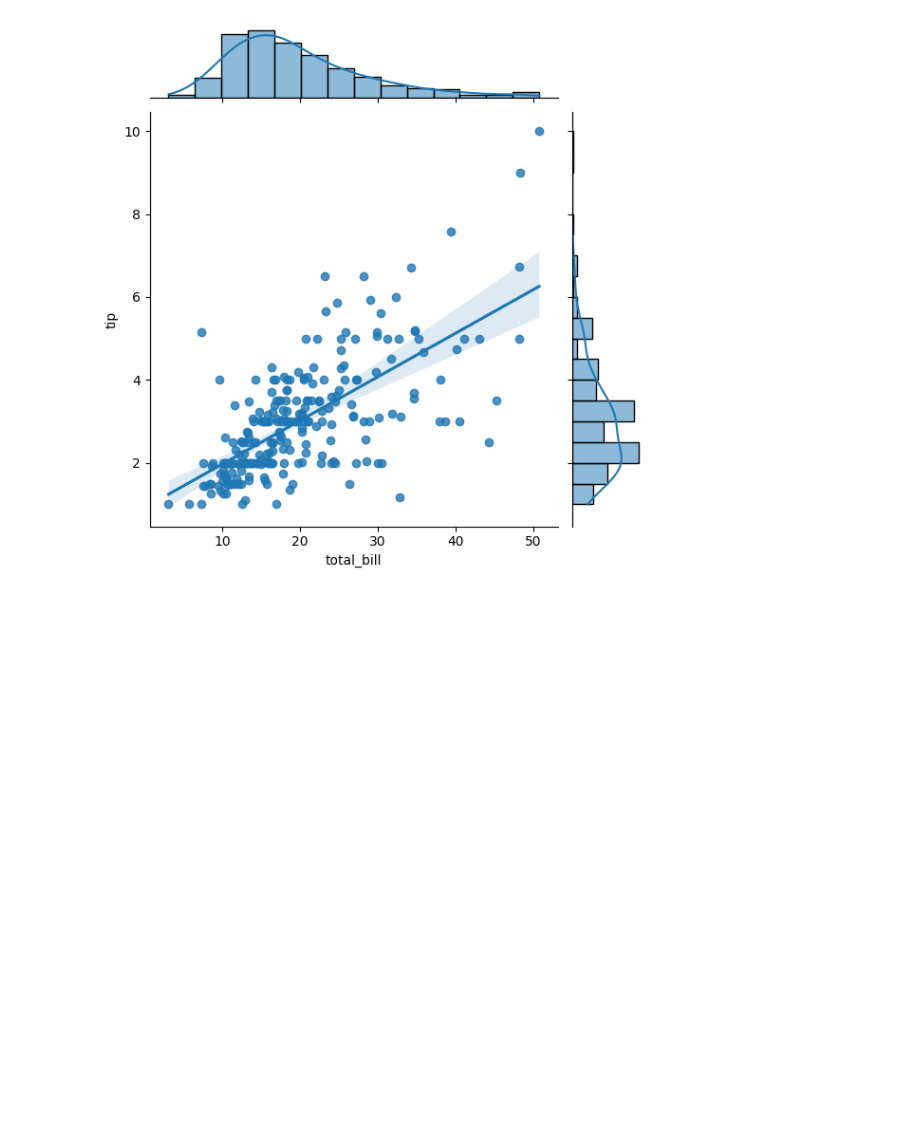
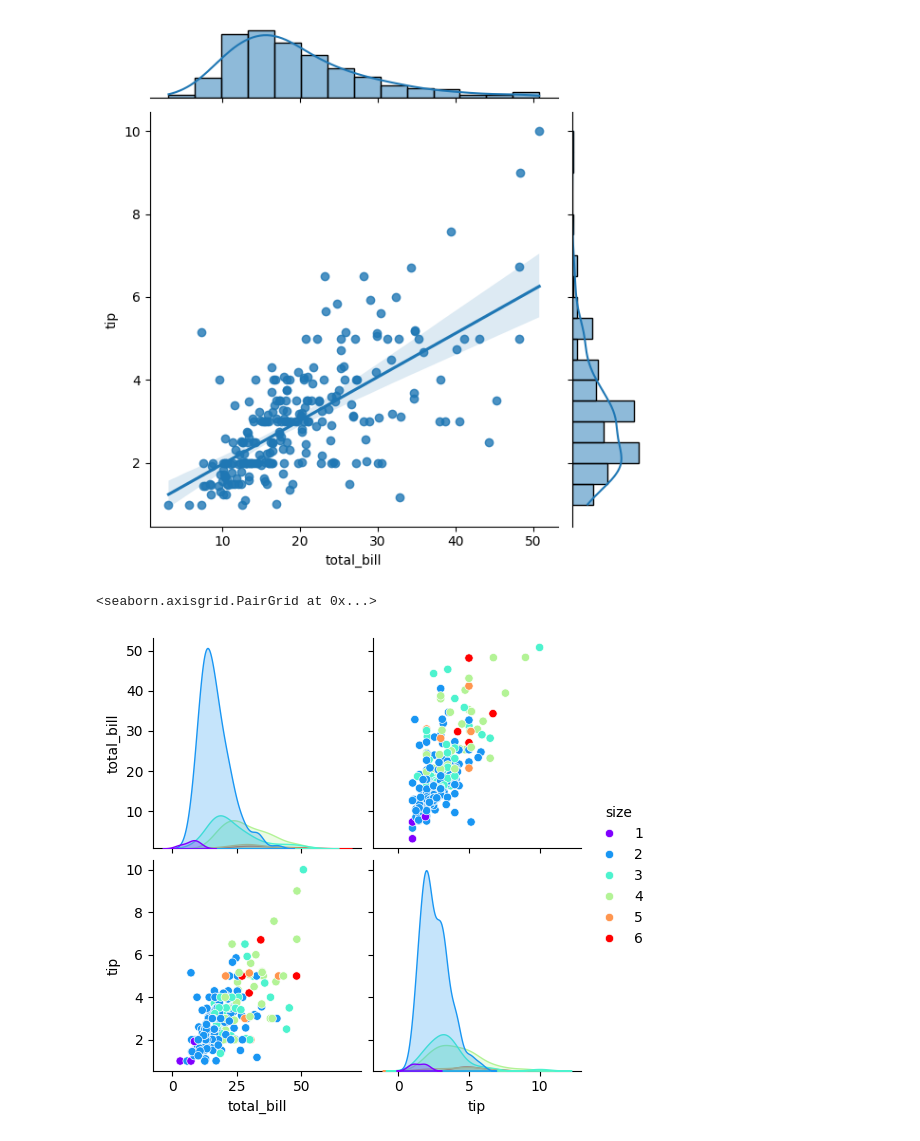
Before and after one commit to iamahnaf/Data-Science-Practice, a Jupyter notebook: Distribution.ipynb, the cells around one changed output. Cells and saved outputs as stored; diff of their text form; code cells hidden in the pictures; blank space fills up the shorter version.

Commit message:
learning Seaborn

```diff
--- a/Distribution.ipynb
+++ b/Distribution.ipynb
@@ -45,3 +45,7 @@ sns.jointplot(x = 'total_bill',y='tip',data=df,kind = 'reg')
 [figure]
 # %%
 #pairPlot
+sns.pairplot(df,hue='size',palette='rainbow')
+# %% [output]
+<seaborn.axisgrid.PairGrid at 0x...>
+[figure, added]
```
Also changed, not shown: parts of 1 cell of this notebook.
